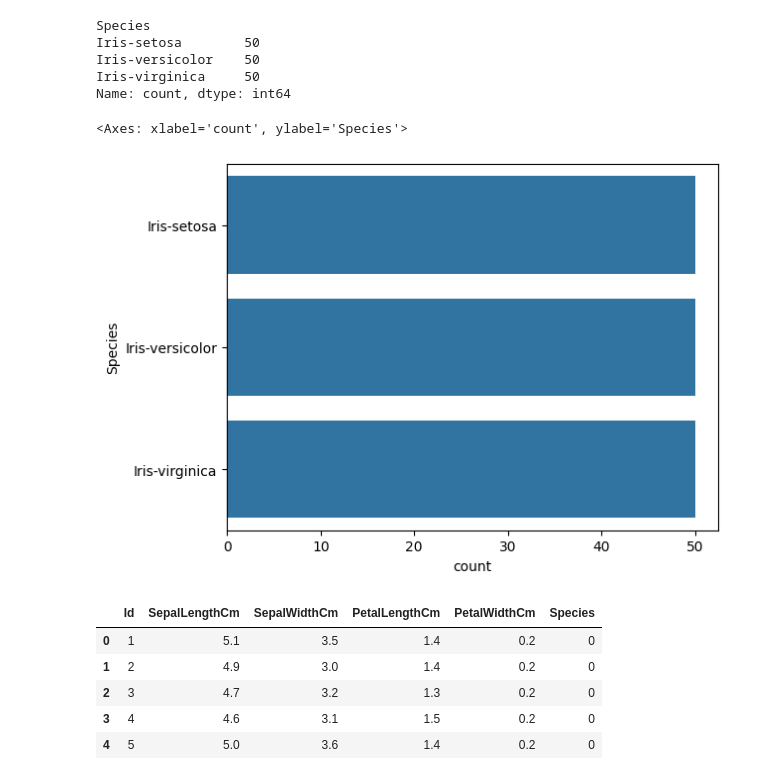
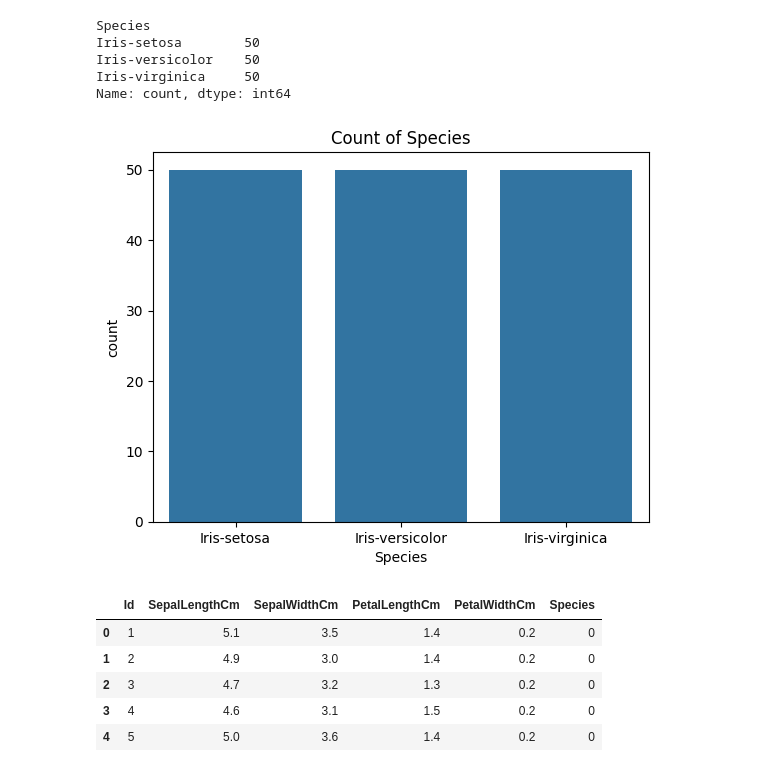
Before and after one commit to sabin26/Decision_tree_web_app, a Jupyter notebook: Decision-Tree-Modeling.ipynb, the cells around one changed output. Cells and saved outputs as stored; diff of their text form; code cells hidden in the pictures.

```diff
--- a/Decision-Tree-Modeling.ipynb
+++ b/Decision-Tree-Modeling.ipynb
@@ -80,10 +80,11 @@ Iris-versicolor    50
 Iris-virginica     50
 Name: count, dtype: int64
 # %%
-sns.countplot(data['Species'])
+sns.countplot(x='Species', data=data)
+plt.title('Count of Species')
+plt.show()
 # %% [output]
-<Axes: xlabel='count', ylabel='Species'>
-[figure, old version]
+[figure, new version]
 # %%
 data['Species'] = data['Species'].map({'Iris-setosa':0,'Iris-versicolor':1,'Iris-virginica':2})
 # %%
```
Also changed, not shown: parts of 2 cells of this notebook.
